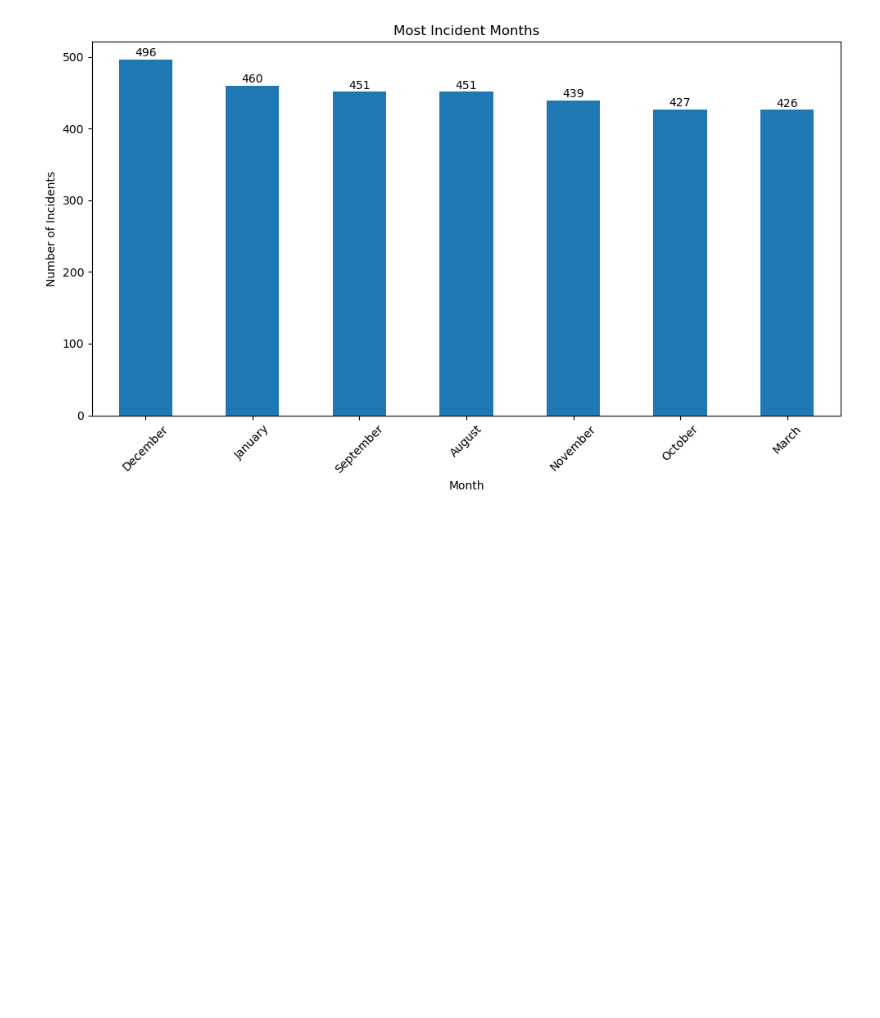
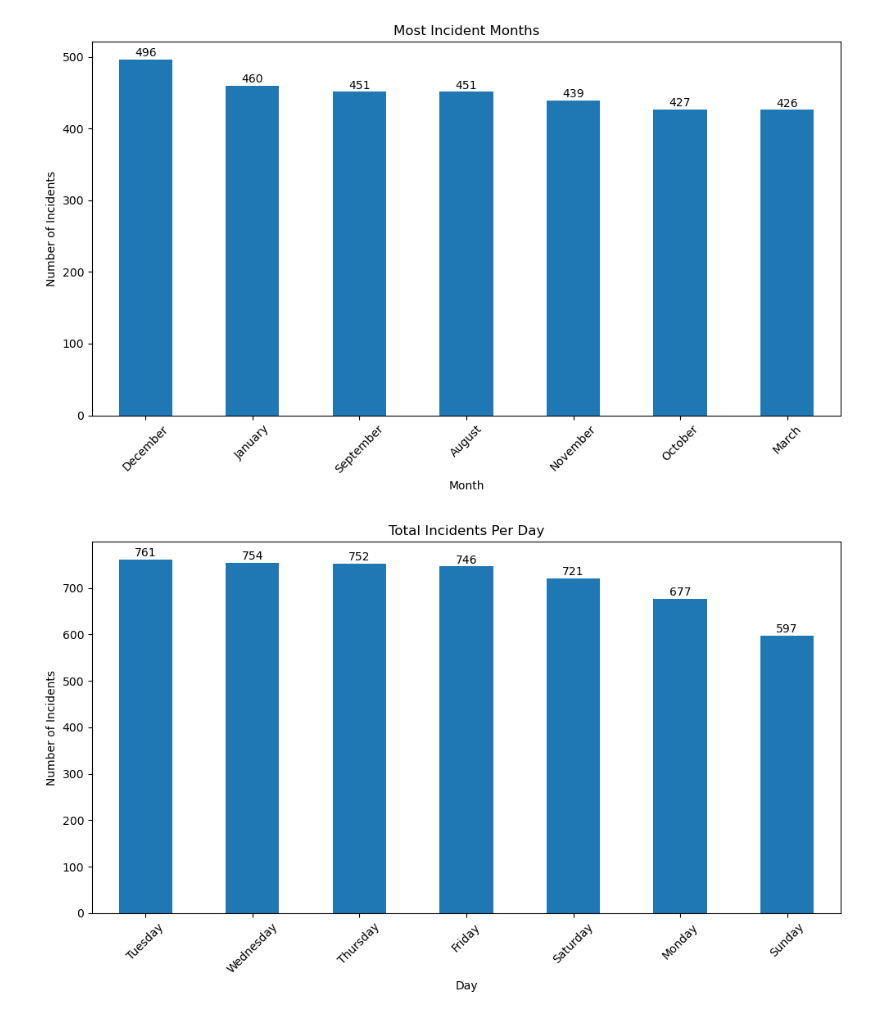
Before and after one commit to FlazeFy2/DS-Airplane_Crashes_Dataset_Since_1908, a Jupyter notebook: exploratory data analysis-pie.ipynb, the cells around one changed output. Drawn from its saved outputs; the diff is of its cells as text; code cells hidden in the pictures; blank space fills up the shorter version.

Commit message:
[DS] Exploratory Data Analysis (EDA) - Total Incidents Per Day

```diff
--- a/exploratory data analysis-pie.ipynb
+++ b/exploratory data analysis-pie.ipynb
@@ -54,3 +54,34 @@ plt.tight_layout()
 plt.show()
 # %% [output]
 [figure]
+# %%
+import pandas as pd
+import statistics
+import numpy as np
+import matplotlib.pyplot as plt
+
+# Declaration
+# Exploratory Data Analysis (EDA) - Total Incidents Per Day
+df = pd.read_csv("Airplane_crashes_dataset_since_1908.csv", encoding="ISO-8859-1")
+
+# Convert Date to Month
+df['Date'] = pd.to_datetime(df['date'], format='%B %d, %Y', errors='coerce')
+df['Day'] = df['Date'].dt.day_name()
+
+# Dataset
+top_context = df['Day'].value_counts().head(7)
+
+# Bar Chart
+plt.figure(figsize=(10, 6))
+ax = top_context.plot(kind='bar')
+# Add label
+for i, value in enumerate(top_context):
+    plt.text(i, value + 1, str(value), ha='center', va='bottom')
+plt.title("Total Incidents Per Day")
+plt.xlabel("Day")
+plt.ylabel("Number of Incidents")
+plt.xticks(rotation=45)
+plt.tight_layout()
+plt.show()
+# %% [output]
+[figure, added]
```
